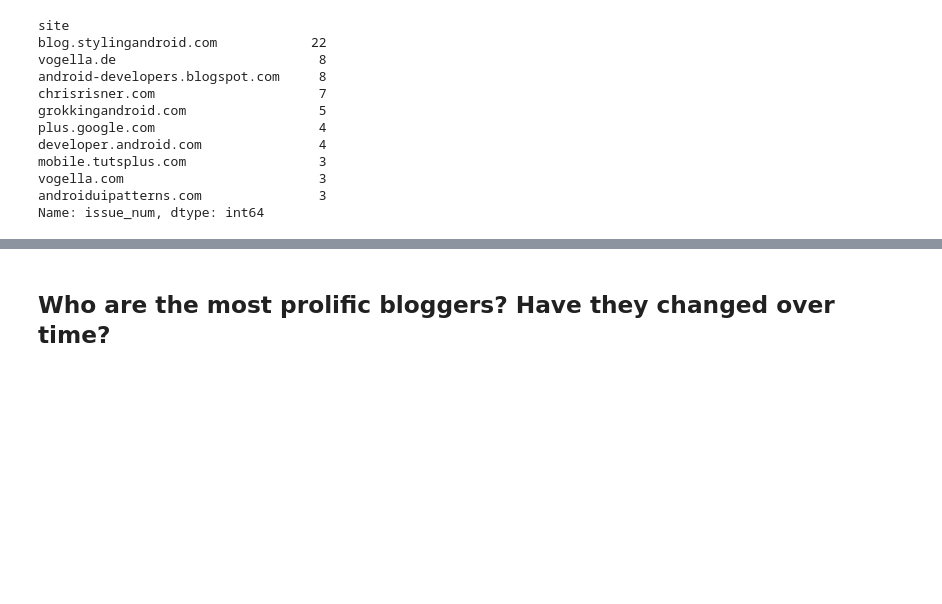
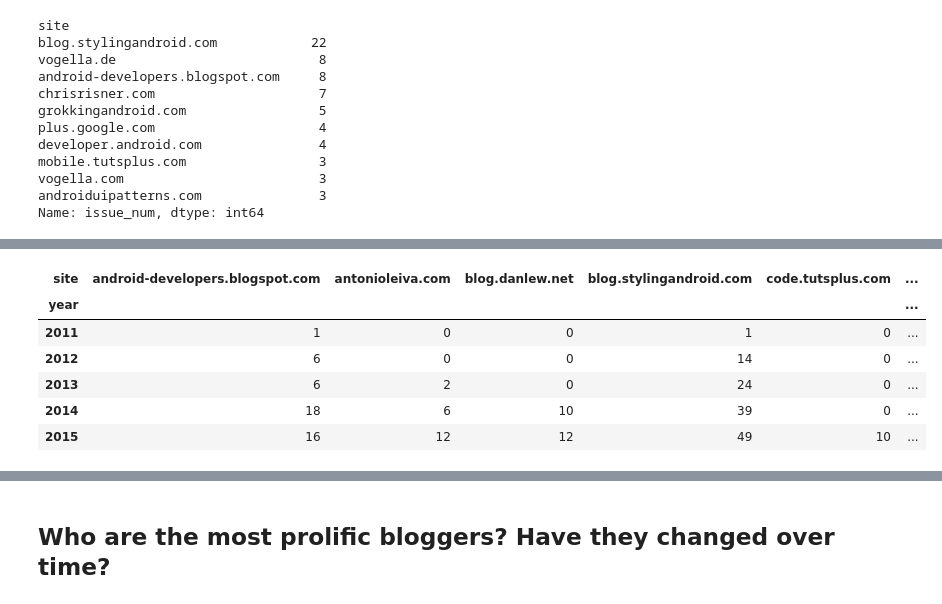
Before and after one commit to jordanjoz1/androidweekly-analysis, a Jupyter notebook: analysis.ipynb, the cells around one changed output, grey strips where cells are left out. Cells and saved outputs as stored; diff of their text form; code cells hidden in the pictures; blank space fills up the shorter version.

```diff
--- a/analysis.ipynb
+++ b/analysis.ipynb
@@ -321,0 +361,11 @@ Name: issue_num, dtype: int64
+# %%
+top_blogs_by_year = blogs_by_year.loc[:, blogs_by_year.sum(0) >= 12]
+top_blogs_by_year.head()
+# %% [output]
+| site | android-developers.blogspot.com | antonioleiva.com | blog.danlew.net | blog.stylingandroid.com | code.tutsplus.com | ... |
+| year |  |  |  |  |  | ... |
+| 2011 | 1 | 0 | 0 | 1 | 0 | ... |
+| 2012 | 6 | 0 | 0 | 14 | 0 | ... |
+| 2013 | 6 | 2 | 0 | 24 | 0 | ... |
+| 2014 | 18 | 6 | 10 | 39 | 0 | ... |
+| 2015 | 16 | 12 | 12 | 49 | 10 | ... |
```
Also changed, not shown: parts of 25 cells of this notebook.
